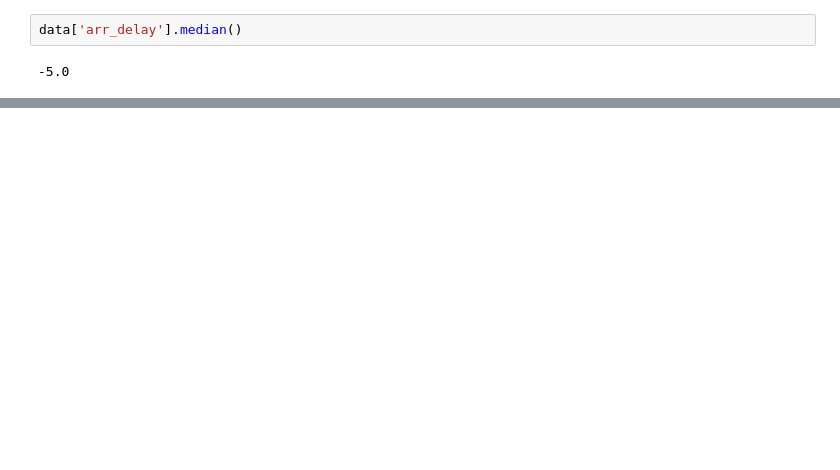
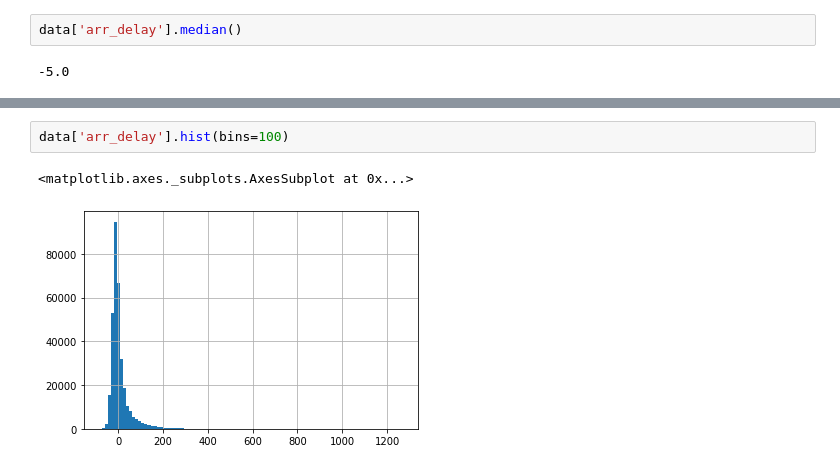
Before and after one commit to meisam210905/Sani, a Jupyter notebook: Flights.ipynb, the cells around one changed output, grey strips where cells are left out. Saved outputs shown, nothing was run; the diff lists cells and outputs as text; blank space fills up the shorter version.

```diff
--- a/Flights.ipynb
+++ b/Flights.ipynb
@@ -75,0 +78,5 @@ dtype: float64
+# %%
+data['arr_delay'].hist(bins=100)
+# %% [output]
+<matplotlib.axes._subplots.AxesSubplot at 0x...>
+[figure, added]
```
Also changed, not shown: parts of 3 cells of this notebook.
